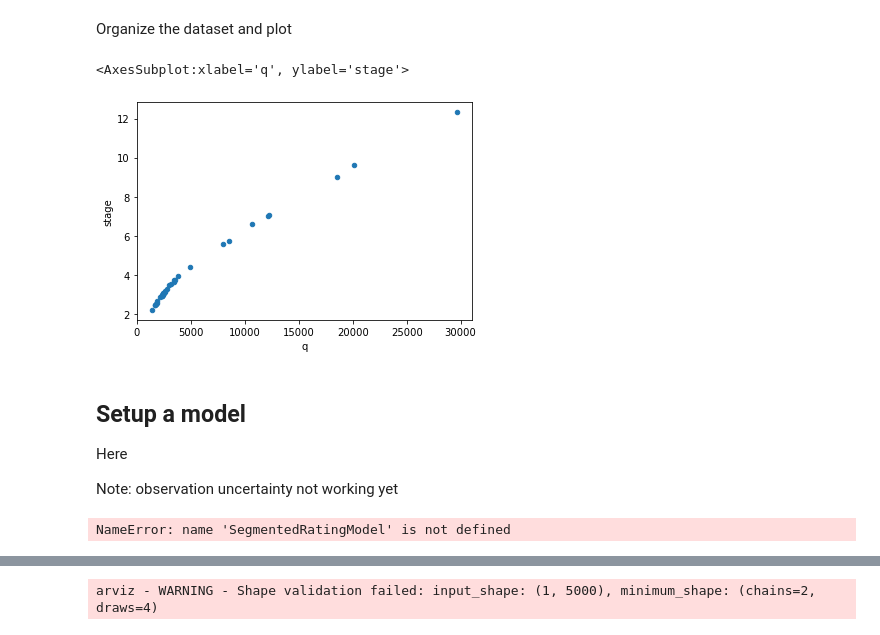
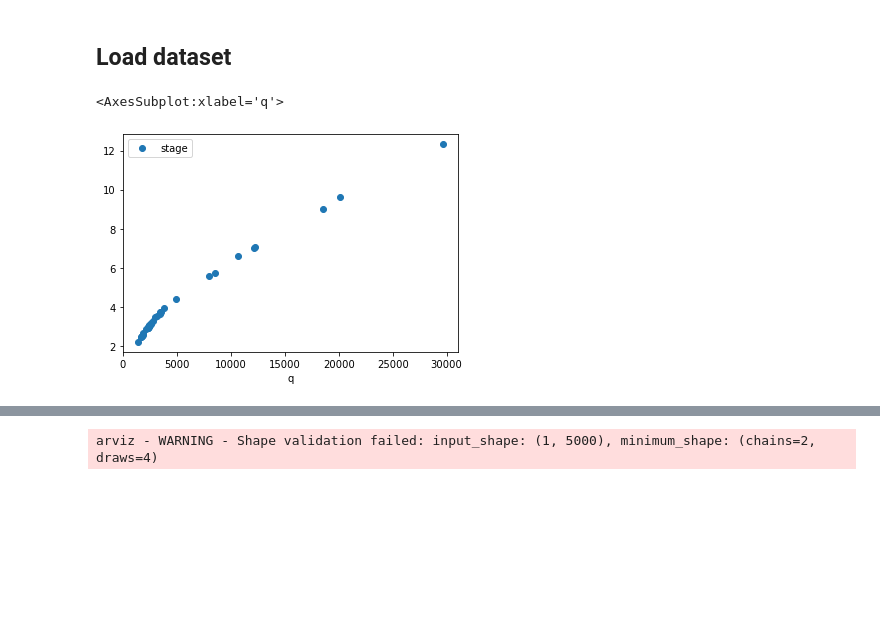
Before and after one commit to thodson-usgs/ratingcurve, a Jupyter notebook: notebooks/segmented_power_law_demo.ipynb, the cells around one changed output, grey strips where cells are left out. Drawn from its saved outputs; the diff is of its cells as text; code cells hidden in the pictures; blank space fills up the shorter version.

```diff
--- a/notebooks/segmented_power_law_demo.ipynb
+++ b/notebooks/segmented_power_law_demo.ipynb
@@ -64,12 +40,8 @@ df.head()
-# %% [markdown]
-Organize the dataset and plot
 # %%
-#df = df.sort_values(by='q') #XXX sort or plotting goes crazy
-h_obs = df['stage'].values.reshape(-1,1)
-q_obs = df['q'].values.reshape(-1,1)
-q_sigma = df['q_sigma'].values.reshape(-1,1)
 
-df.plot.scatter(x='q',y='stage', marker='o')
+
+import pymc as pm
+
+import pandas as pd
+import matplotlib.pyplot as plt
+import arviz as az
-# %% [output]
-<AxesSubplot:xlabel='q', ylabel='stage'>
-[figure, removed]
@@ -85,15 +53,25 @@ df.plot.scatter(x='q',y='stage', marker='o')
 # %% [markdown]
-## Setup a model
-Here
-
-Note: observation uncertainty not working yet
+## Load dataset
+# %%
+df = pd.read_csv('../data/green_channel.csv'); segments=2 # TRY WITH 3
+#df = pd.read_csv('../data/provo_natural.csv'); segments=1
+#df = pd.read_csv('../data/co_channel.csv'); segments=1
+
+df = df.sort_values(by='q') #XXX sort or plotting goes crazy
+h_obs = df['stage'].values.reshape(-1,1)
+q_obs = df['q'].values.reshape(-1,1)
+q_sigma = df['q_sigma'].values.reshape(-1,1)
+
+fig, ax = plt.subplots()
+df.plot(x='q',y='stage', ax=ax, marker='o', ls='')
+# %% [output]
+<AxesSubplot:xlabel='q'>
+[figure, added]
 # %%
 powerrating = SegmentedRatingModel(q_obs, h_obs,  segments=segments,
                                    #q_sigma = q_sigma, not working
                                    q_sigma = None,
                                    prior = {'distribution':'uniform'})
-# %% [output]
-NameError: name 'SegmentedRatingModel' is not defined
 # %%
 with powerrating:
     method = 'advi'
```
Also changed, not shown: parts of 14 cells of this notebook.
